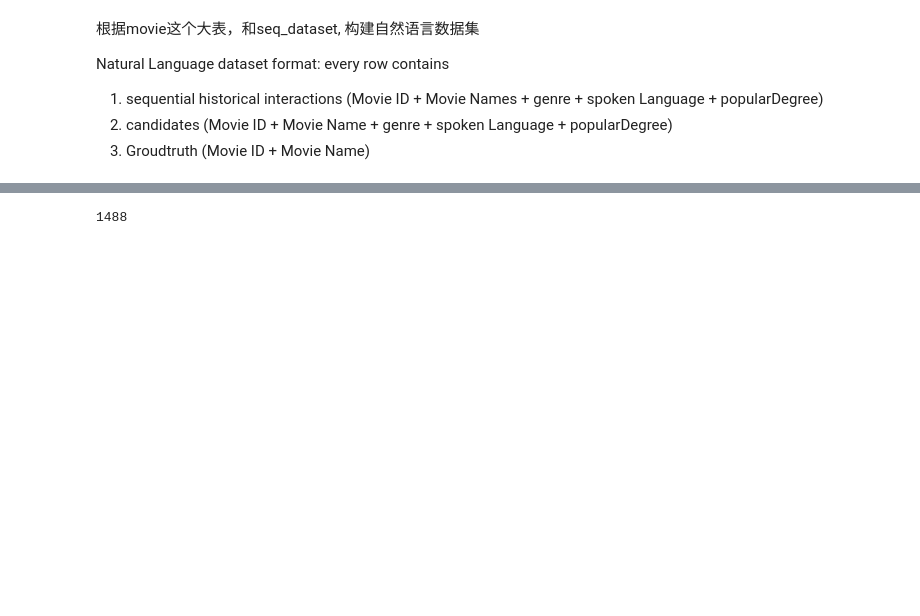
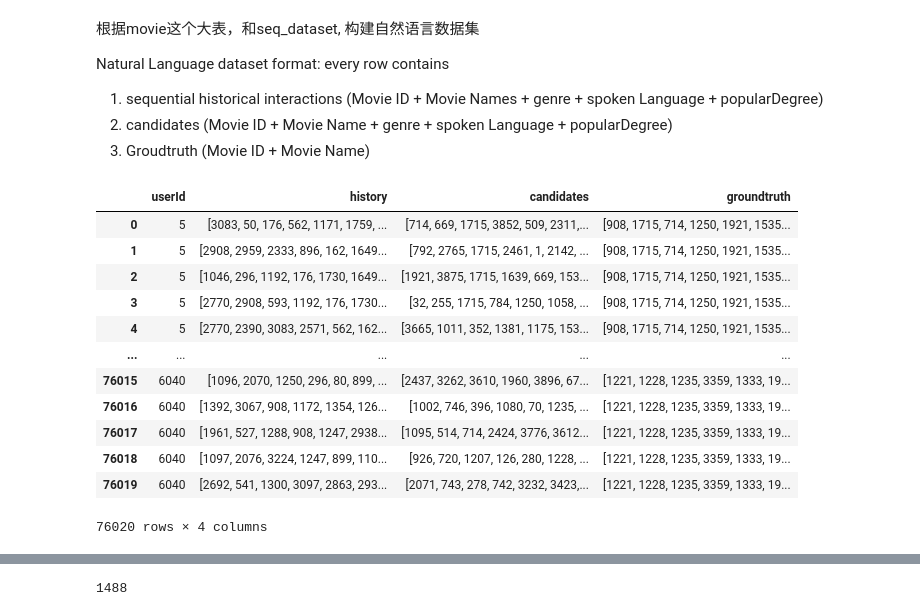
Before and after one commit to Arlene036/LLM4FairRec, a Jupyter notebook: data_preprocess.ipynb, the cells around one changed output, grey strips where cells are left out. Drawn from its saved outputs; the diff is of its cells as text; code cells hidden in the pictures; blank space fills up the shorter version.

Commit message:
“dataset”

```diff
--- a/data_preprocess.ipynb
+++ b/data_preprocess.ipynb
@@ -381,6 +381,22 @@ def process_sequence(row):
 #     })
 # %%
 natural_language_dataset = seq_dataset[:10].apply(process_sequence, axis=1)
+# %%
+seq_dataset
+# %% [output]
+|  | userId | history | candidates | groundtruth |
+| 0 | 5 | [3083, 50, 176, 562, 1171, 1759, ... | [714, 669, 1715, 3852, 509, 2311,... | [908, 1715, 714, 1250, 1921, 1535... |
+| 1 | 5 | [2908, 2959, 2333, 896, 162, 1649... | [792, 2765, 1715, 2461, 1, 2142, ... | [908, 1715, 714, 1250, 1921, 1535... |
+| 2 | 5 | [1046, 296, 1192, 176, 1730, 1649... | [1921, 3875, 1715, 1639, 669, 153... | [908, 1715, 714, 1250, 1921, 1535... |
+| 3 | 5 | [2770, 2908, 593, 1192, 176, 1730... | [32, 255, 1715, 784, 1250, 1058, ... | [908, 1715, 714, 1250, 1921, 1535... |
+| 4 | 5 | [2770, 2390, 3083, 2571, 562, 162... | [3665, 1011, 352, 1381, 1175, 153... | [908, 1715, 714, 1250, 1921, 1535... |
+| ... | ... | ... | ... | ... |
+| 76015 | 6040 | [1096, 2070, 1250, 296, 80, 899, ... | [2437, 3262, 3610, 1960, 3896, 67... | [1221, 1228, 1235, 3359, 1333, 19... |
+| 76016 | 6040 | [1392, 3067, 908, 1172, 1354, 126... | [1002, 746, 396, 1080, 70, 1235, ... | [1221, 1228, 1235, 3359, 1333, 19... |
+| 76017 | 6040 | [1961, 527, 1288, 908, 1247, 2938... | [1095, 514, 714, 2424, 3776, 3612... | [1221, 1228, 1235, 3359, 1333, 19... |
+| 76018 | 6040 | [1097, 2076, 3224, 1247, 899, 110... | [926, 720, 1207, 126, 280, 1228, ... | [1221, 1228, 1235, 3359, 1333, 19... |
+| 76019 | 6040 | [2692, 541, 1300, 3097, 2863, 293... | [2071, 743, 278, 742, 3232, 3423,... | [1221, 1228, 1235, 3359, 1333, 19... |
+76020 rows × 4 columns
 # %%
 natural_language_dataset
 # %% [output]
```
Also changed, not shown: parts of 1 cell of this notebook, 6 other files.
